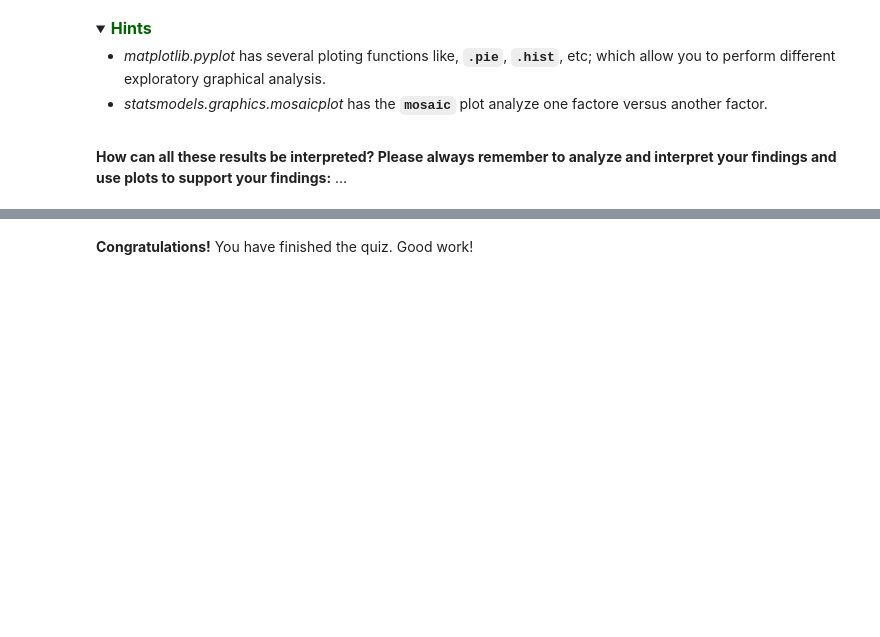
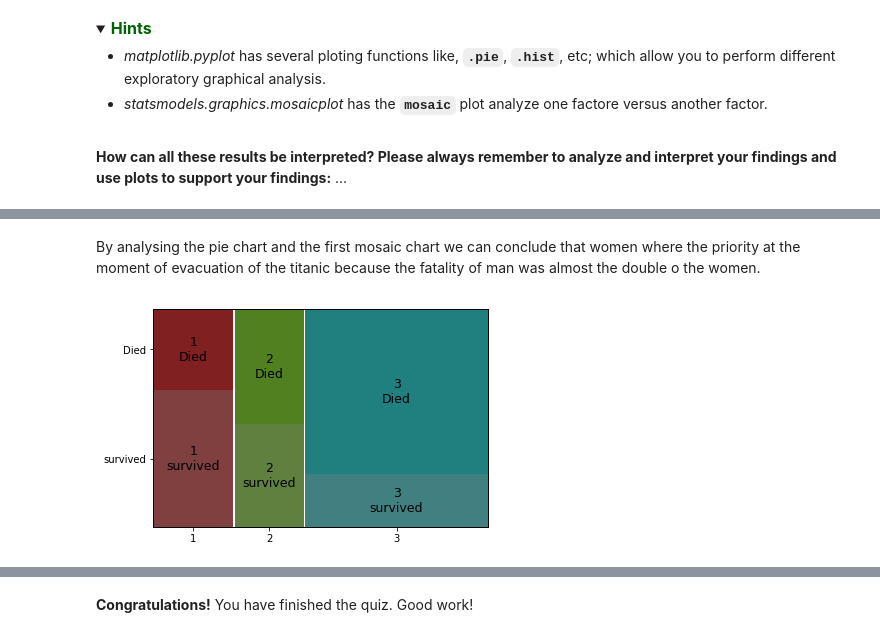
Before and after one commit to baaponter/MetNumUN2022II, a Jupyter notebook: Quiz3/baaponter_Quiz3.ipynb, the cells around one changed output, grey strips where cells are left out. Cells and saved outputs as stored; diff of their text form; code cells hidden in the pictures; folded sections open; blank space fills up the shorter version.

```diff
--- a/Quiz3/baaponter_Quiz3.ipynb
+++ b/Quiz3/baaponter_Quiz3.ipynb
@@ -636,0 +616,10 @@ mosaic(titanic, index=['Embarked', 'Survived'],labelizer=labelizer);
+# %% [markdown]
+By analysing the pie chart and the first mosaic chart we can conclude that women where the priority at the moment of evacuation of the titanic because the fatality of man was almost the double o the women.
+# %%
+from statsmodels.graphics.mosaicplot import mosaic
+data = titanic
+data['Survived'] = data['Survived'].replace([0,1],['Died','Survived'])
+mosaic(data.sort_values('Pclass'), ['Pclass', 'Survived'])
+plt.show()
+# %% [output]
+[figure, added]
```
Also changed, not shown: parts of 9 cells of this notebook.
